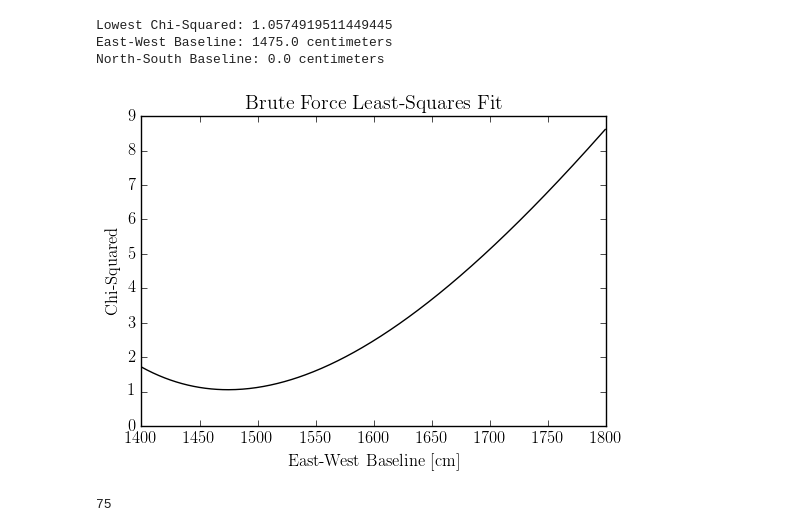
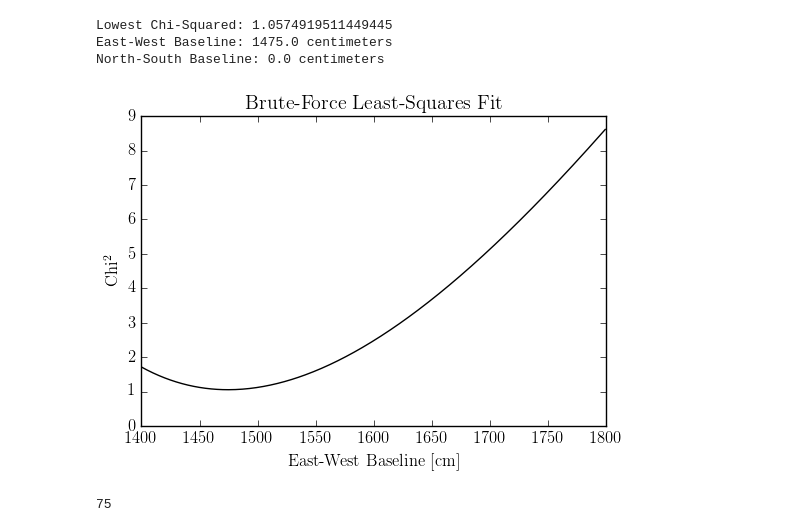
Before and after one commit to gracefujii/my-stuff, a Jupyter notebook: Lab 3 - The Sun.ipynb, the cells around one changed output. Saved outputs shown, nothing was run; the diff lists cells and outputs as text; code cells hidden in the pictures.

```diff
--- a/Lab 3 - The Sun.ipynb
+++ b/Lab 3 - The Sun.ipynb
@@ -23,10 +23,11 @@ sun3_volts = sun3['volts']
 for i in range(len(sun3_volts)-1):
     freq,fx = ugradio.dft.dft(sun3_volts[i], sun3_times[i])
     power = np.abs(fx)**2
-    plt.plot(freq, power)
+    plt.plot(freq, power, "k", linewidth=2)
     #plt.title("Fourier Transform of Sun Data")
-    plt.xlabel("Frequency")
-    plt.ylabel("Power")
+    if i >= len(sun3_volts)-3:
+        plt.xlabel("Frequency [cycles/rad]", fontsize=14)
+    plt.ylabel("Power [W^2]", fontsize=14)
     plt.xlim(-.05, .05)
     plt.ylim(0, 0.5)
     plt.show()
@@ -589,15 +590,15 @@ North-South Baseline: 0.0 centimeters
 # %%
 b_x = np.linspace(1400, 1800, num=401)
 
 plt.plot(chisq_b_x[1], chisq_b_x[0], "k")
-plt.title("Brute Force Least-Squares Fit")
+plt.title("Brute-Force Least-Squares Fit")
 plt.xlabel("East-West Baseline [cm]")
-plt.ylabel("Chi-Squared")
+plt.ylabel("Chi^2")
 plt.ylim(0, 9)
 plt.tick_params(axis='y', bottom=False)
 plt.show()
 # %% [output]
-[figure, old version]
+[figure, new version]
 # %%
 curvature = np.gradient(chisq_b_x[0])
 
```
Also changed, not shown: parts of 7 cells of this notebook.
